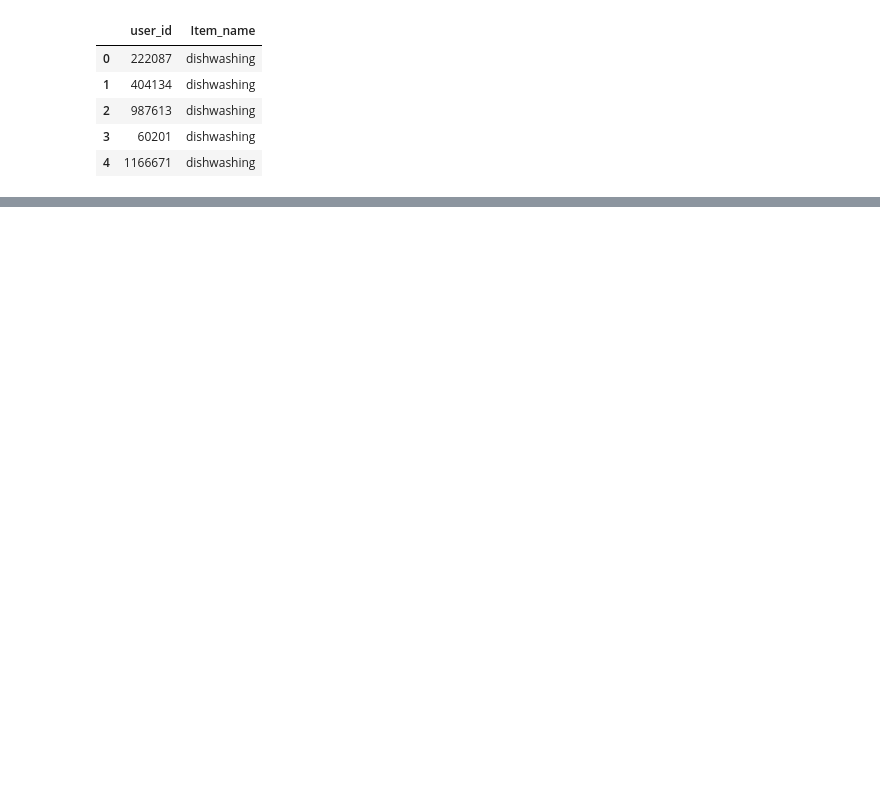
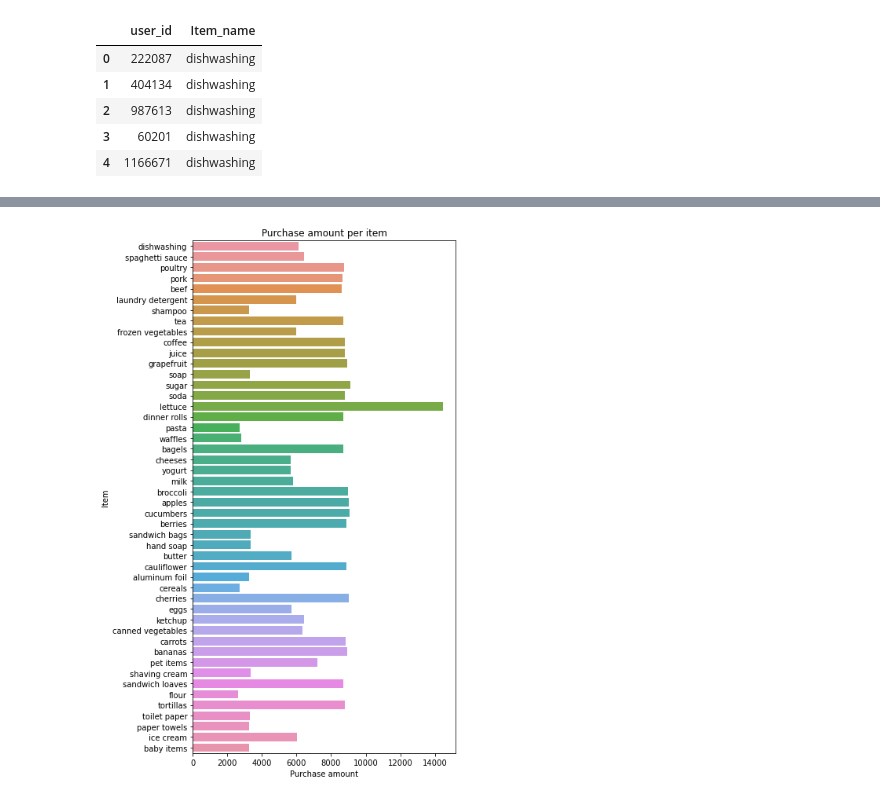
Before and after one commit to socalrug/bookclub, a Jupyter notebook: Club-09-Interview_Take-home_Challenges/session_5/Customer Clustering Analysis.ipynb, the cells around one changed output, grey strips where cells are left out. Saved outputs shown, nothing was run; the diff lists cells and outputs as text; code cells hidden in the pictures; blank space fills up the shorter version.

```diff
--- a/Club-09-Interview_Take-home_Challenges/session_5/Customer Clustering Analysis.ipynb
+++ b/Club-09-Interview_Take-home_Challenges/session_5/Customer Clustering Analysis.ipynb
@@ -63,10 +110,3 @@ purchase.head()
 | 2 | 404134 | 18,12,23,22,27,43,38,20,35,1 | [18, 12, 23, 22, 27, 43, 38, 20, ... |
 | 3 | 1110200 | 9,23,2,20,26,47,37 | [9, 23, 2, 20, 26, 47, 37] |
 | 4 | 224107 | 31,18,5,13,1,21,48,16,26,2,44,32,... | [31, 18, 5, 13, 1, 21, 48, 16, 26... |
-# %%
-# Explode
-purchase = purchase.explode('id_split')
-
-# Reorganize the dataframe
-purchase = purchase.drop('id', axis=1).reset_index(drop=True)
-purchase.head()
@@ -79,0 +124,4 @@ purchase.head()
+# %%
+# clean up the dataframe
+purchase = purchase.drop('id', axis=1)
+purchase.head()
@@ -210,0 +393,11 @@ most_valuable_customer
+# %%
+# finally, it's nice to visualize the number of products bought
+plt.figure(figsize=(6, 12))
+_ = sns.countplot(y='Item_name', data=full)
+_ = plt.xlabel('Purchase amount')
+_ = plt.ylabel('Item')
+_ = plt.title('Purchase amount per item')
+
+plt.show()
+# %% [output]
+[figure, added]
```
Also changed, not shown: parts of 80 cells of this notebook.
